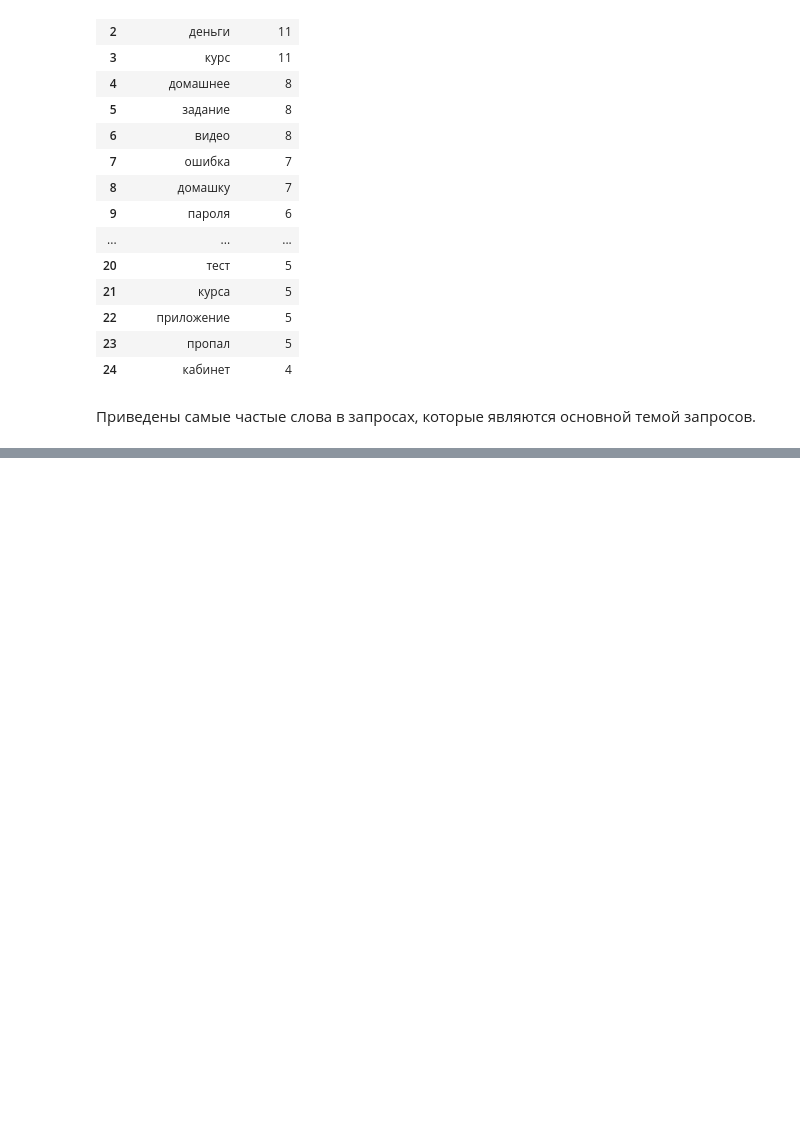
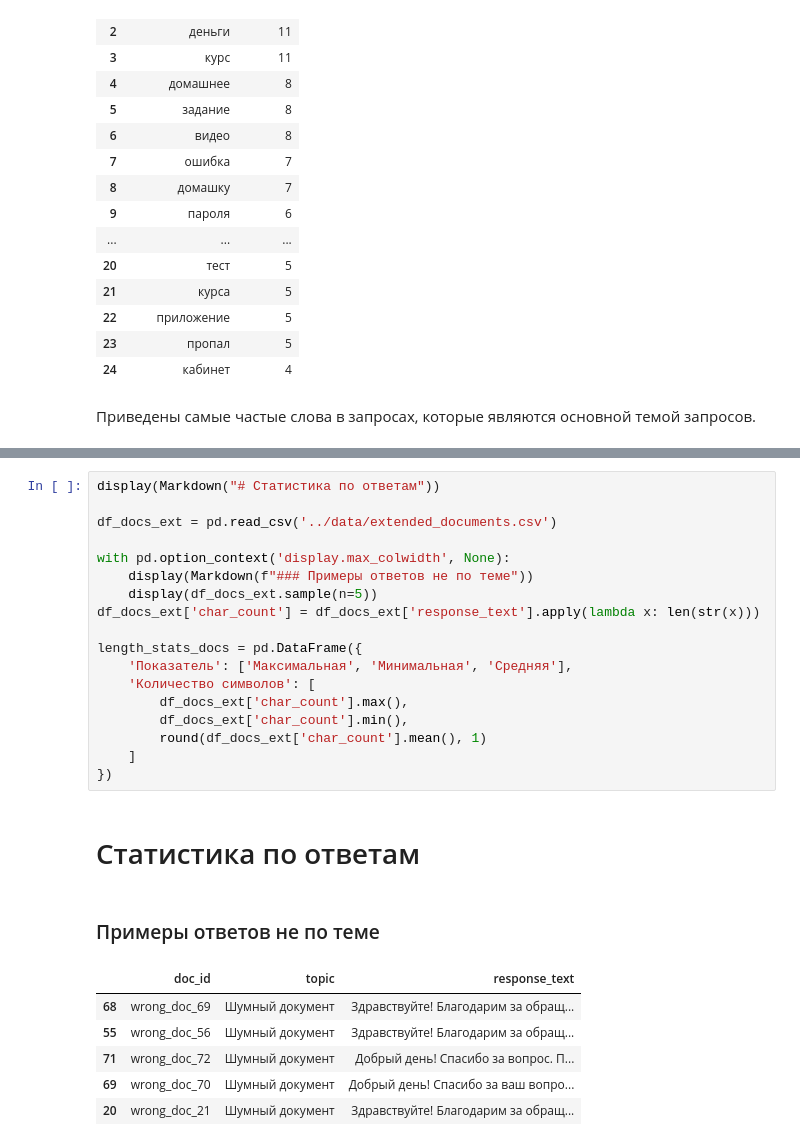
Before and after one commit to gytory/aie-dpo-homework, a Jupyter notebook: project/notebooks/dataset_generator.ipynb, the cells around one changed output, grey strips where cells are left out. Drawn from its saved outputs; the diff is of its cells as text; blank space fills up the shorter version.

```diff
--- a/project/notebooks/dataset_generator.ipynb
+++ b/project/notebooks/dataset_generator.ipynb
@@ -380,0 +474,27 @@ display(Markdown("Приведены самые частые слова в за
+# %%
+display(Markdown("# Статистика по ответам"))
+
+df_docs_ext = pd.read_csv('../data/extended_documents.csv')
+
+with pd.option_context('display.max_colwidth', None):
+    display(Markdown(f"### Примеры ответов не по теме"))
+    display(df_docs_ext.sample(n=5))
+df_docs_ext['char_count'] = df_docs_ext['response_text'].apply(lambda x: len(str(x)))
+
+length_stats_docs = pd.DataFrame({
+    'Показатель': ['Максимальная', 'Минимальная', 'Средняя'],
+    'Количество символов': [
+        df_docs_ext['char_count'].max(),
+        df_docs_ext['char_count'].min(),
+        round(df_docs_ext['char_count'].mean(), 1)
+    ]
+})
+# %% [output]
+# Статистика по ответам
+### Примеры ответов не по теме
+|  | doc_id | topic | response_text |
+| 68 | wrong_doc_69 | Шумный документ | Здравствуйте! Благодарим за обращ... |
+| 55 | wrong_doc_56 | Шумный документ | Здравствуйте! Благодарим за обращ... |
+| 71 | wrong_doc_72 | Шумный документ | Добрый день! Спасибо за вопрос. П... |
+| 69 | wrong_doc_70 | Шумный документ | Добрый день! Спасибо за ваш вопро... |
+| 20 | wrong_doc_21 | Шумный документ | Здравствуйте! Благодарим за обращ... |
```
Also changed, not shown: parts of 2 cells of this notebook, 32 other files.
